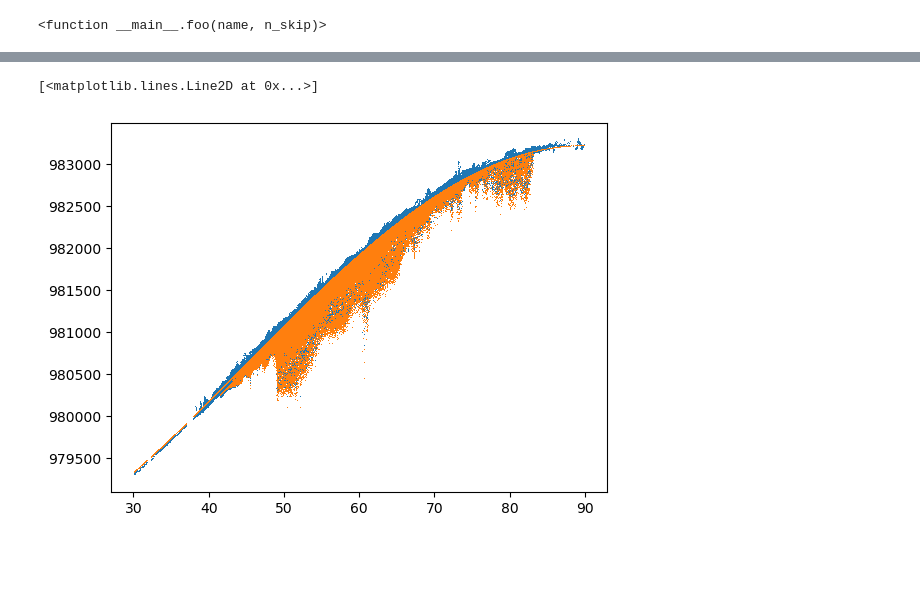
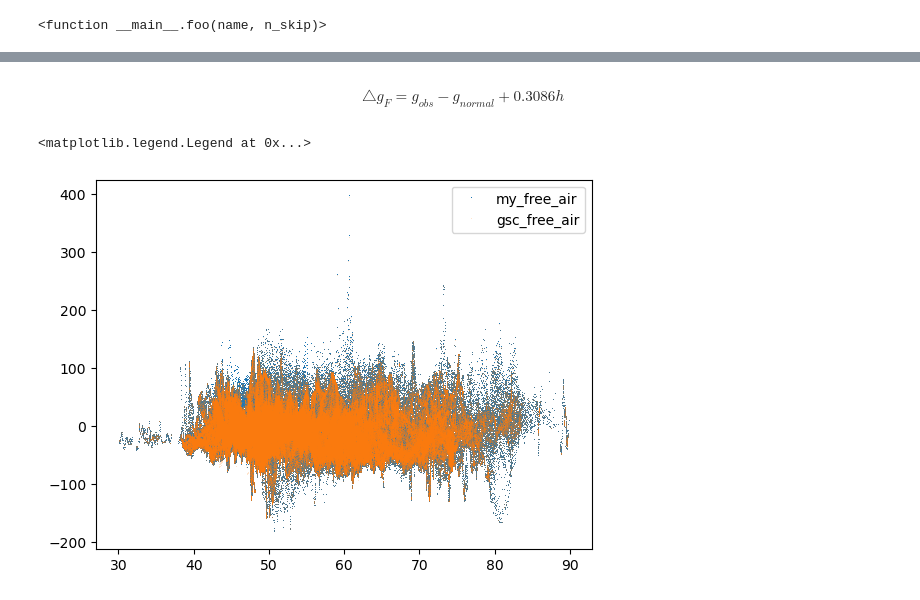
Before and after one commit to ginabilic/geol_4330_canada_wide_gravity, a Jupyter notebook: notebooks/load_gravity_data.ipynb, the cells around one changed output, grey strips where cells are left out. Cells and saved outputs as stored; diff of their text form; code cells hidden in the pictures; blank space fills up the shorter version.

```diff
--- a/notebooks/load_gravity_data.ipynb
+++ b/notebooks/load_gravity_data.ipynb
@@ -126,12 +125,14 @@ def get_normal_gravity(phi_degree, e2=0.00669438002290, k=0.001931851353, gamma_
     sin2 = np.sin(phi)**2
     gamma_phi = gamma_e * (1+k*sin2) / (np.sqrt(1-e2*sin2))
     return gamma_phi
+# %% [markdown]
+$$\triangle g_{F} = g_{obs}-g_{normal}+0.3086h$$
 # %%
 free_air_correction = get_normal_gravity(xy[:,1])  - 0.3086 * df['ELEV'].values
 # %%
-
-plt.plot(xy[:,1], df['ADJG'].values, ',')
-plt.plot(xy[:,1], free_air_correction, ',')
+plt.plot(xy[:,1], df['ADJG'].values-free_air_correction, ',', label='my_free_air')
+plt.plot(xy[:,1], df['FREEAIR'].values, ',', alpha=0.2, label='gsc_free_air')
+plt.legend()
 # %% [output]
-[<matplotlib.lines.Line2D at 0x...>]
+<matplotlib.legend.Legend at 0x...>
-[figure, old version]
+[figure, new version]
```
Also changed, not shown: parts of 36 cells of this notebook.
